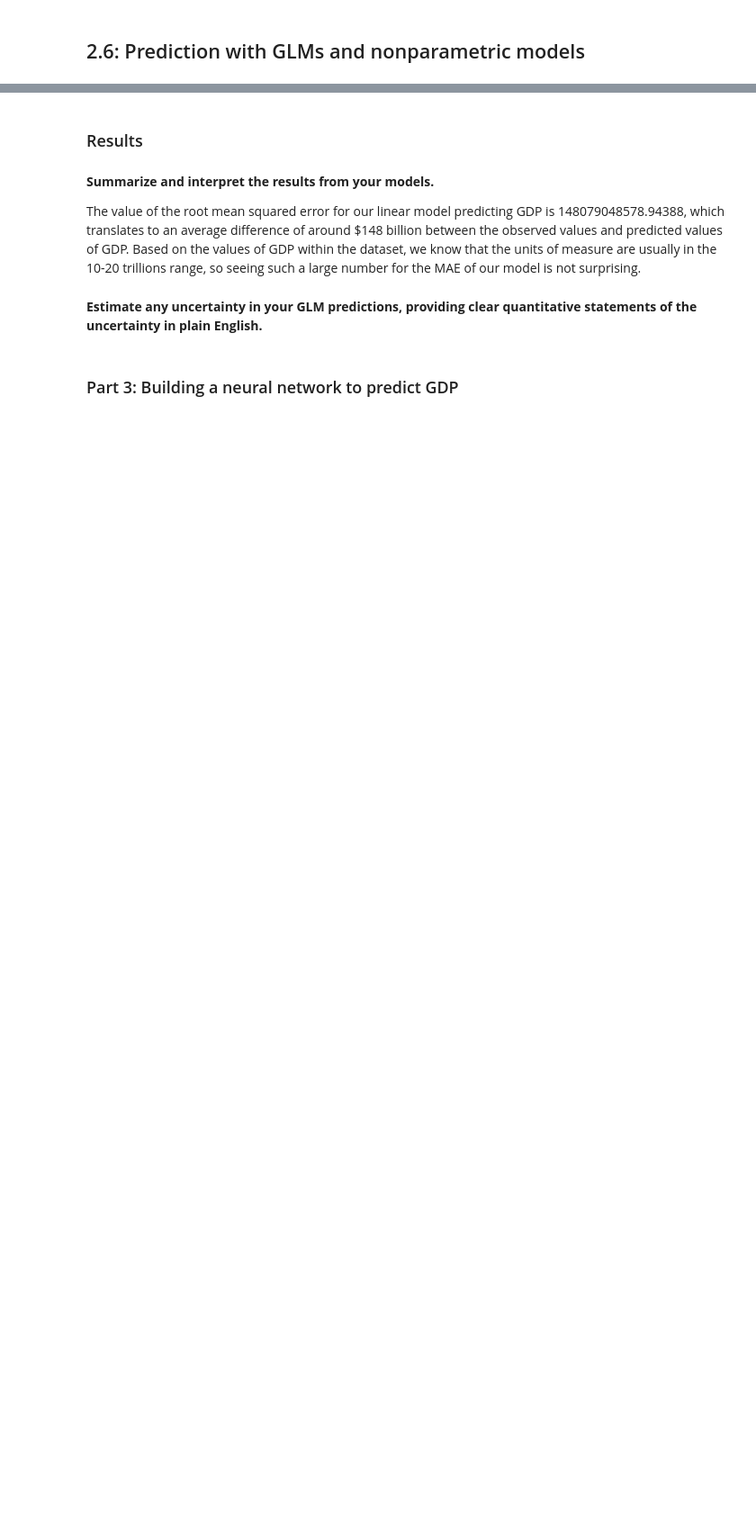
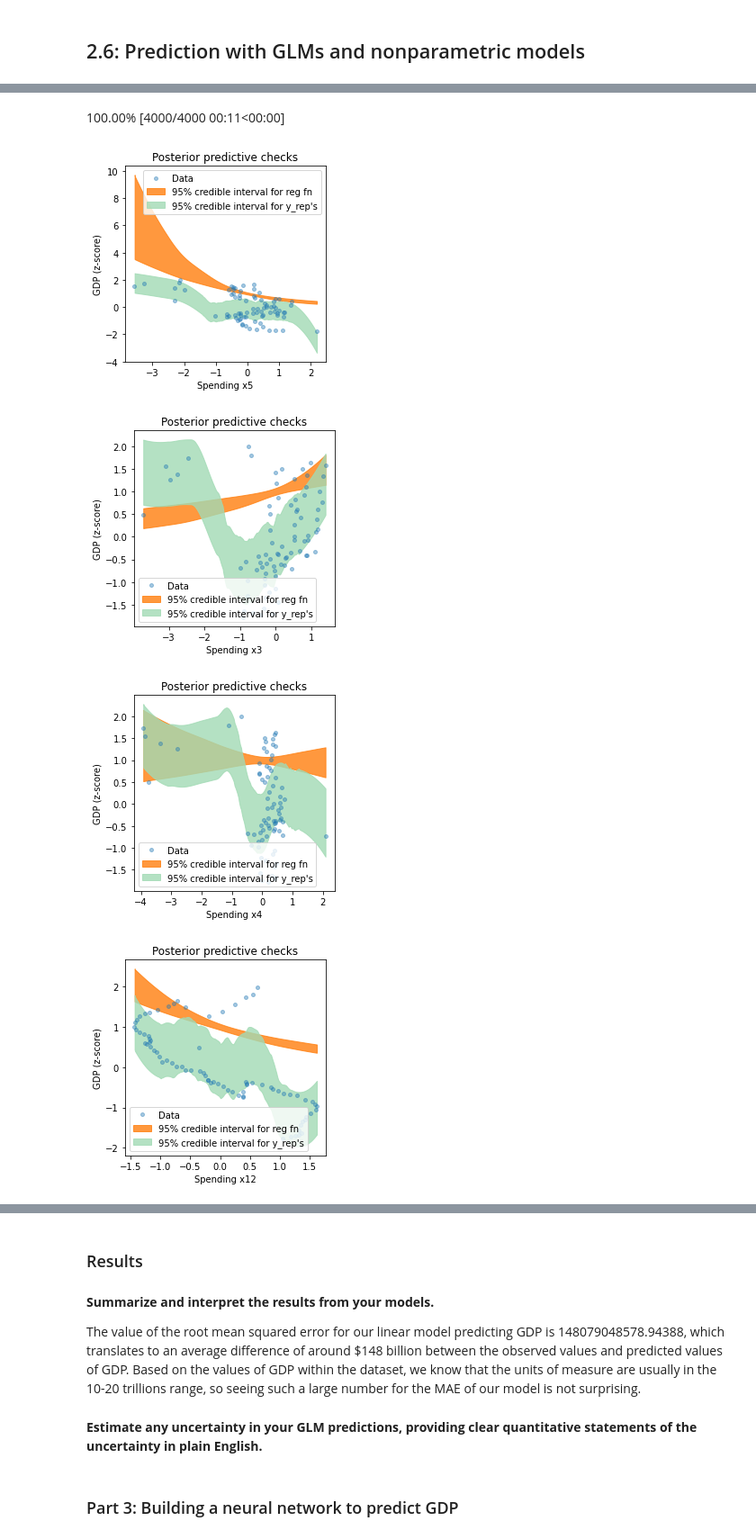
Before and after one commit to micahtyong/transportation-patterns, a Jupyter notebook: Checkpoint-2-Results.ipynb, the cells around one changed output, grey strips where cells are left out. Shown at 90% size. Saved outputs shown, nothing was run; the diff lists cells and outputs as text; code cells hidden in the pictures; blank space fills up the shorter version.

Commit message:
Add posterior predictive checking

```diff
--- a/Checkpoint-2-Results.ipynb
+++ b/Checkpoint-2-Results.ipynb
@@ -405,5 +307,5 @@ import arviz as avz
 # %%
-# note we can re-use our formula
+# We can reuse the formula derived in the frequentist approach to construct a Bayesian GLM
 print(formula)
 
 bglm = pm.Model()
@@ -413,5 +315,8 @@ with bglm:
     # create the model
     pm.GLM.from_formula(formula,data=renamed_df,family=family)
     # sample
-    trace = pm.sample(1,return_inferencedata=True)
+    trace = pm.sample(1000,return_inferencedata=True)
+
+summary = avz.summary(trace)
+summary
 # %% [output]
@@ -420,0 +339,46 @@ summary = avz.summary(trace)
+# %%
+# Draw posterior predictive samples from linear model
+with bglm:
+    gaussian_ppc = pm.sample_posterior_predictive(
+        trace, var_names=list(prediction_columns_wo_colinearity.columns) + ['y'] + ['Intercept']
+    )
+# %% [output]
+100.00% [4000/4000 00:11<00:00]
+# %%
+# Perform posterior predictive checking across all features
+
+for col in list(prediction_columns_wo_colinearity.columns):
+    # Compute the posterior regression function (y hat values) for the linear GLM
+    y_hat_gaussian = np.exp(
+        np.outer(gaussian_ppc[col], prediction_columns_wo_colinearity[col])
+        + gaussian_ppc["Intercept"][:,np.newaxis]
+    )
+
+    # Plot posterior predictive checks, construct credible interval
+    _, ax = plt.subplots(figsize = (4,4))
+
+    ax.plot(prediction_columns_wo_colinearity[col], df[y_val], "o", ms=4, alpha=0.4, label="Data")
+    avz.plot_hdi(
+        prediction_columns_wo_colinearity[col],
+        y_hat_gaussian,
+        ax=ax,
+        hdi_prob=0.95,
+        fill_kwargs={"alpha": 0.8, "label": "95% credible interval for reg fn"},
+    )
+    avz.plot_hdi(
+        prediction_columns_wo_colinearity[col],
+        gaussian_ppc["y"],
+        ax=ax,
+        hdi_prob=0.95,
+        fill_kwargs={"alpha": 0.8, "color": "#a1dab4", "label": "95% credible interval for y_rep's"},
+    )
+
+    ax.set_xlabel(f"Spending {col}")
+    ax.set_ylabel("GDP (z-score)")
+    ax.set_title("Posterior predictive checks")
+    ax.legend(fontsize=10);
+# %% [output]
+[figure, added]
+[figure, added]
+[figure, added]
+[figure, added]
```
Also changed, not shown: parts of 43 cells of this notebook.
